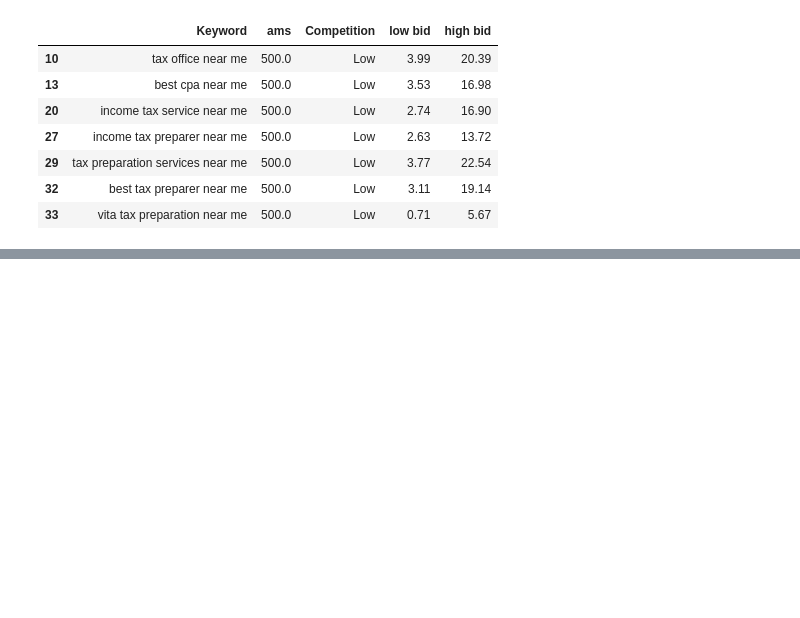
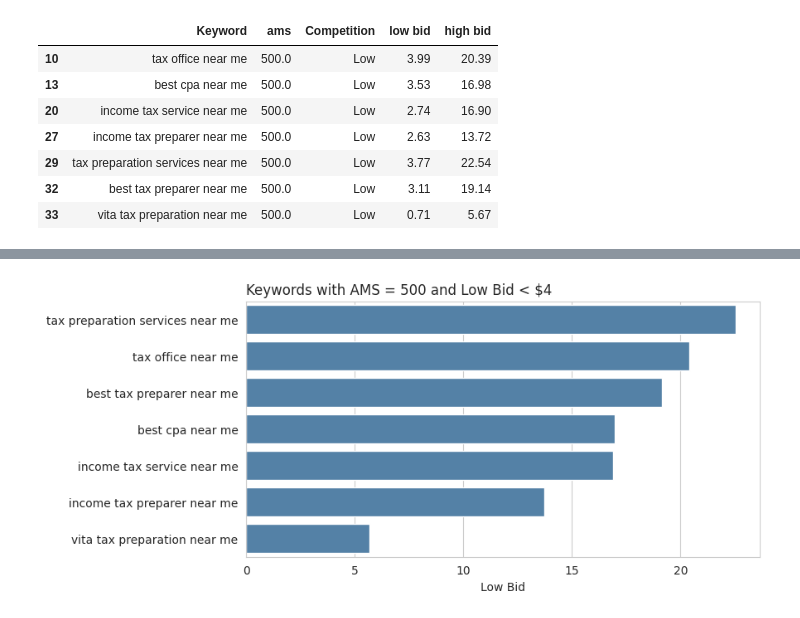
Before and after one commit to tenzin-jigme/jigme-ten, a Jupyter notebook: keyword_analysis_nearme_adgroup.ipynb, the cells around one changed output, grey strips where cells are left out. Saved outputs shown, nothing was run; the diff lists cells and outputs as text; code cells hidden in the pictures; blank space fills up the shorter version.

```diff
--- a/keyword_analysis_nearme_adgroup.ipynb
+++ b/keyword_analysis_nearme_adgroup.ipynb
@@ -259,3 +259,6 @@ df3
 | 29 | tax preparation services near me | 500.0 | Low | 3.77 | 22.54 |
 | 32 | best tax preparer near me | 500.0 | Low | 3.11 | 19.14 |
 | 33 | vita tax preparation near me | 500.0 | Low | 0.71 | 5.67 |
+# %%
+sortdf3 = df3.sort_values(by='high bid', ascending=False)
+sortdf3.head()
@@ -261,0 +272,14 @@ df3
+# %%
+sns.set_style("whitegrid")
+plt.figure(figsize=(8,4))
+
+sns.barplot(x='high bid', y='Keyword', data=sortdf3, color='steelblue')
+
+plt.title('Keywords with AMS = 500 and Low Bid < $4', loc='left', fontsize='12')
+plt.ylabel('')
+
+plt.xlabel('Low Bid')
+
+plt.show()
+# %% [output]
+[figure, added]
```
Also changed, not shown: parts of 8 cells of this notebook.
